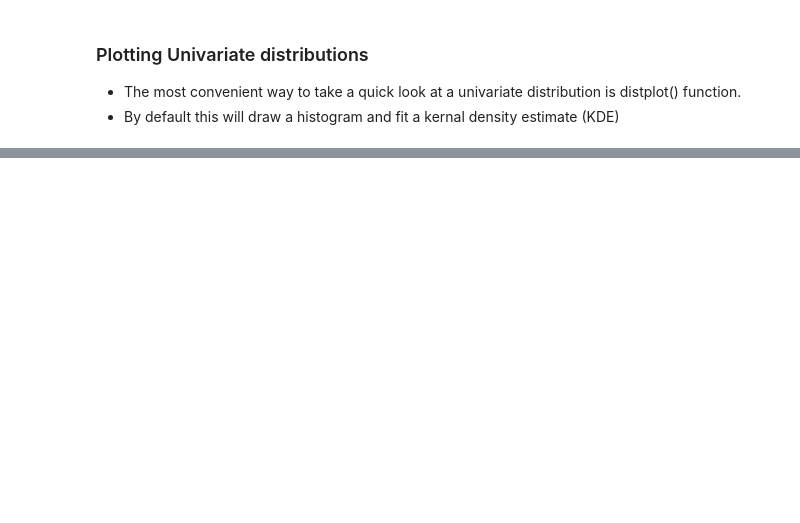
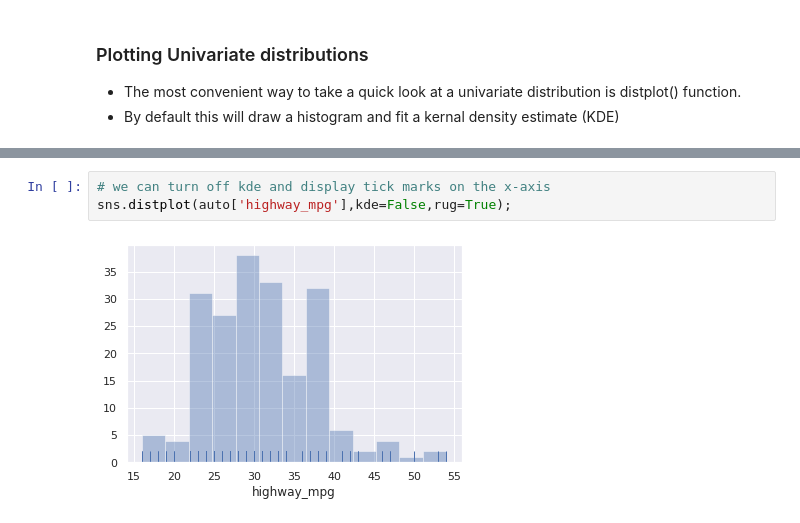
Before and after one commit to Iamsbharti/ML-AI, a Jupyter notebook: visualization/visulaization_p.ipynb, the cells around one changed output, grey strips where cells are left out. Cells and saved outputs as stored; diff of their text form; blank space fills up the shorter version.

```diff
--- a/visualization/visulaization_p.ipynb
+++ b/visualization/visulaization_p.ipynb
@@ -43,0 +44,5 @@ sns.distplot(auto['highway-mpg']);
+# %%
+# we can turn off kde and display tick marks on the x-axis
+sns.distplot(auto['highway_mpg'],kde=False,rug=True);
+# %% [output]
+[figure, added]
```
Also changed, not shown: parts of 10 cells of this notebook, 1 other file.
